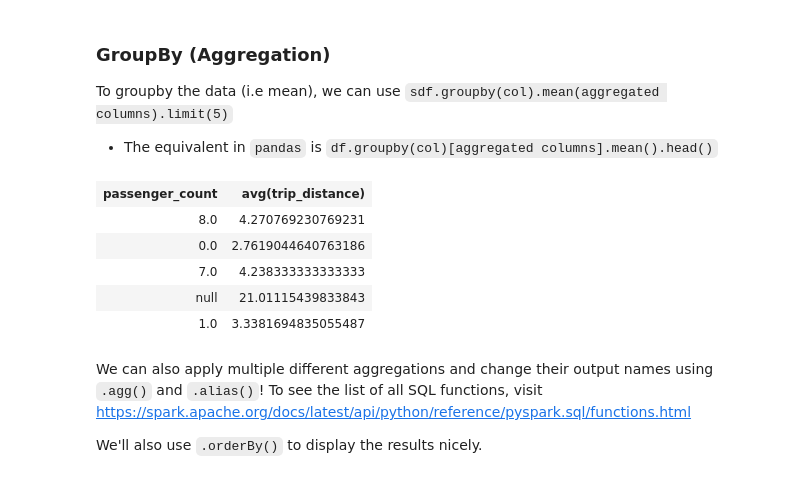
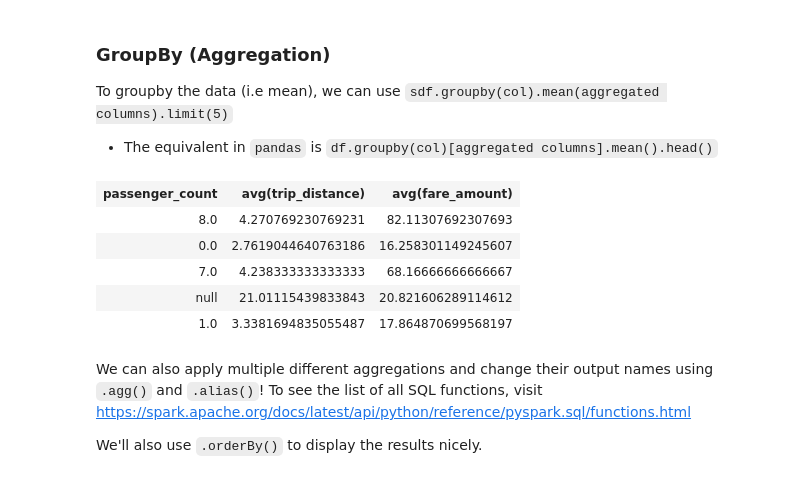
Before and after one commit to EasonXuUniMelb/MAST30034_Python, a Jupyter notebook: tutorials/tute_1/Tute1_Python.ipynb, the cells around one changed output. Drawn from its saved outputs; the diff is of its cells as text; code cells hidden in the pictures.

```diff
--- a/tutorials/tute_1/Tute1_Python.ipynb
+++ b/tutorials/tute_1/Tute1_Python.ipynb
@@ -111,7 +111,7 @@ from pyspark.sql import SparkSession
 
 # Create a spark session (which will run spark jobs)
 spark = (
-    SparkSession.builder.appName("MAST30034 Tutorial 1")
+    SparkSession.builder.appName("MAST30034_Tutorial_1")
     .config("spark.sql.repl.eagerEval.enabled", True)
     .config("spark.sql.parquet.cacheMetadata", "true")
     .config("spark.sql.session.timeZone", "Etc/UTC")
@@ -156,7 +156,8 @@ Spark Docs
 - https://spark.apache.org/docs/latest/api/python/reference/pyspark.sql/api/pyspark.sql.DataFrame.show.html?highlight=show#pyspark.sql.DataFrame.show
 # %%
 # sdf = spark df = spark data frame
-sdf = spark.read.parquet('../../data/tlc_data/2023-01.parquet')
+path = "../../data/tlc_data/2023-01.parquet"
+sdf = spark.read.parquet(path)
 sdf.show(1, vertical=True, truncate=100)
 # %% [output]
 -RECORD 0------------------------------------
@@ -304,14 +335,14 @@ only showing top 20 rows
 To groupby the data (i.e mean), we can use `sdf.groupby(col).mean(aggregated columns).limit(5)`
 - The equivalent in `pandas` is `df.groupby(col)[aggregated columns].mean().head()`
 # %%
-sdf.groupby('passenger_count').mean('trip_distance').limit(5)
+sdf.groupby('passenger_count').mean('trip_distance', 'fare_amount').limit(5)
 # %% [output]
-| passenger_count | avg(trip_distance) |
-| 8.0 | 4.270769230769231 |
-| 0.0 | 2.7619044640763186 |
-| 7.0 | 4.238333333333333 |
-| null | 21.01115439833843 |
-| 1.0 | 3.3381694835055487 |
+| passenger_count | avg(trip_distance) | avg(fare_amount) |
+| 8.0 | 4.270769230769231 | 82.11307692307693 |
+| 0.0 | 2.7619044640763186 | 16.258301149245607 |
+| 7.0 | 4.238333333333333 | 68.16666666666667 |
+| null | 21.01115439833843 | 20.821606289114612 |
+| 1.0 | 3.3381694835055487 | 17.864870699568197 |
 # %% [markdown]
 We can also apply multiple different aggregations and change their output names using `.agg()` and `.alias()`! To see the list of all SQL functions, visit https://spark.apache.org/docs/latest/api/python/reference/pyspark.sql/functions.html
 
```
Also changed, not shown: parts of 10 cells of this notebook.
